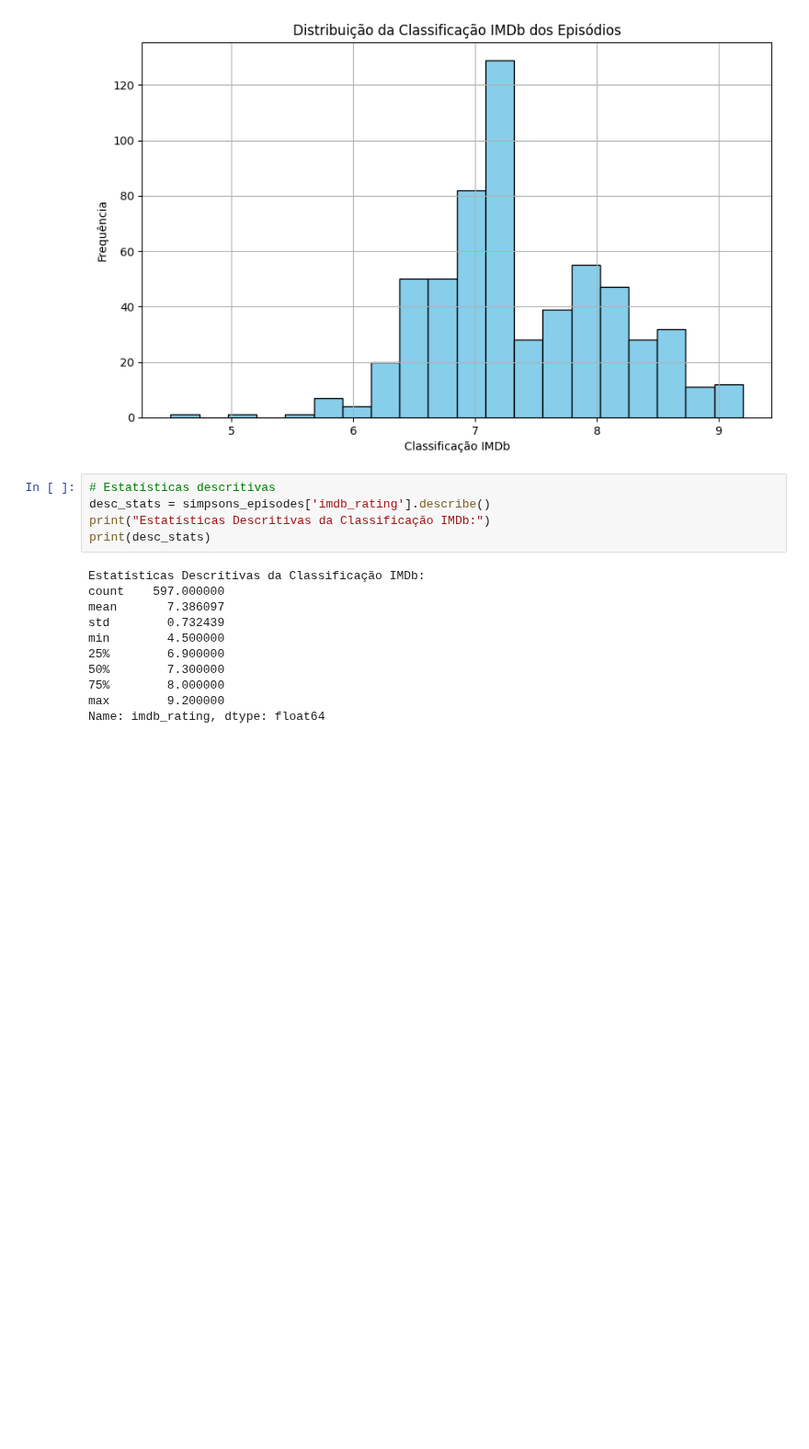
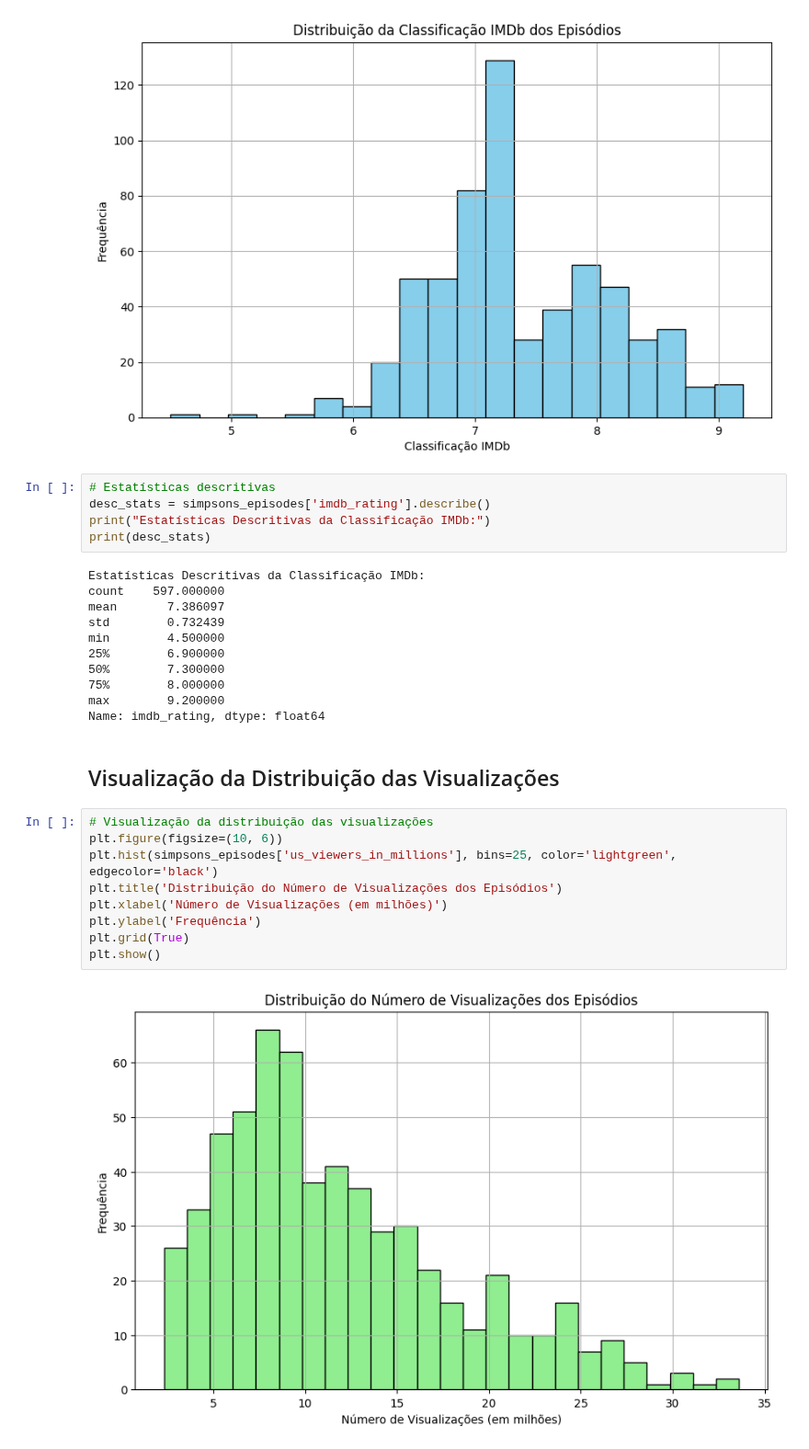
Before and after one commit to fernandogomesfg/springfield_simpsons_analise, a Jupyter notebook: simpsons_episodes_analysis.ipynb, the cells around one changed output. Shown at 92% size. Saved outputs shown, nothing was run; the diff lists cells and outputs as text; blank space fills up the shorter version.

Commit message:
chore: Visualização da Distribuição das Visualizações

```diff
--- a/simpsons_episodes_analysis.ipynb
+++ b/simpsons_episodes_analysis.ipynb
@@ -44,3 +44,16 @@ min        4.500000
 75%        8.000000
 max        9.200000
 Name: imdb_rating, dtype: float64
+# %% [markdown]
+## Visualização da Distribuição das Visualizações
+# %%
+# Visualização da distribuição das visualizações
+plt.figure(figsize=(10, 6))
+plt.hist(simpsons_episodes['us_viewers_in_millions'], bins=25, color='lightgreen', edgecolor='black')
+plt.title('Distribuição do Número de Visualizações dos Episódios')
+plt.xlabel('Número de Visualizações (em milhões)')
+plt.ylabel('Frequência')
+plt.grid(True)
+plt.show()
+# %% [output]
+[figure, added]
```
